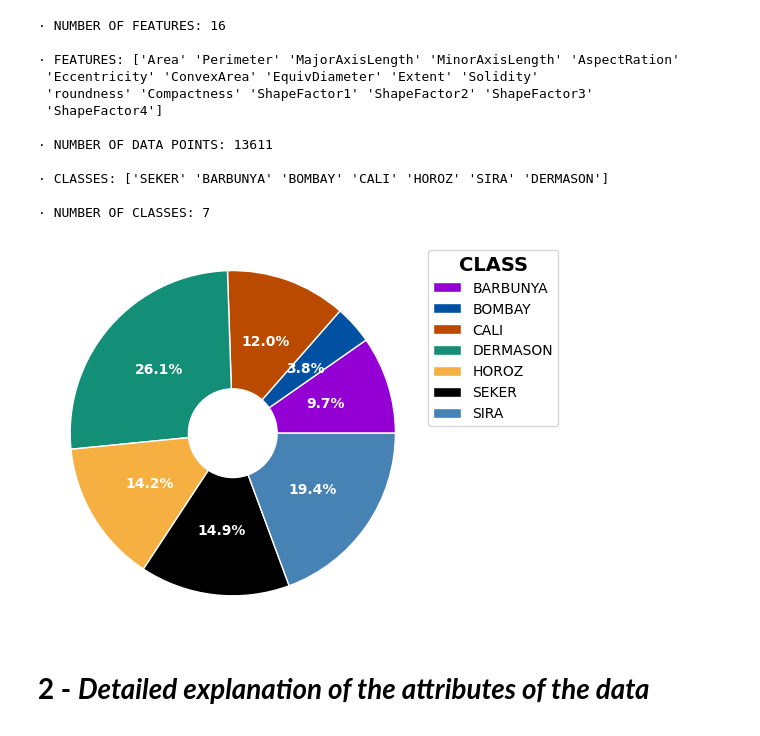
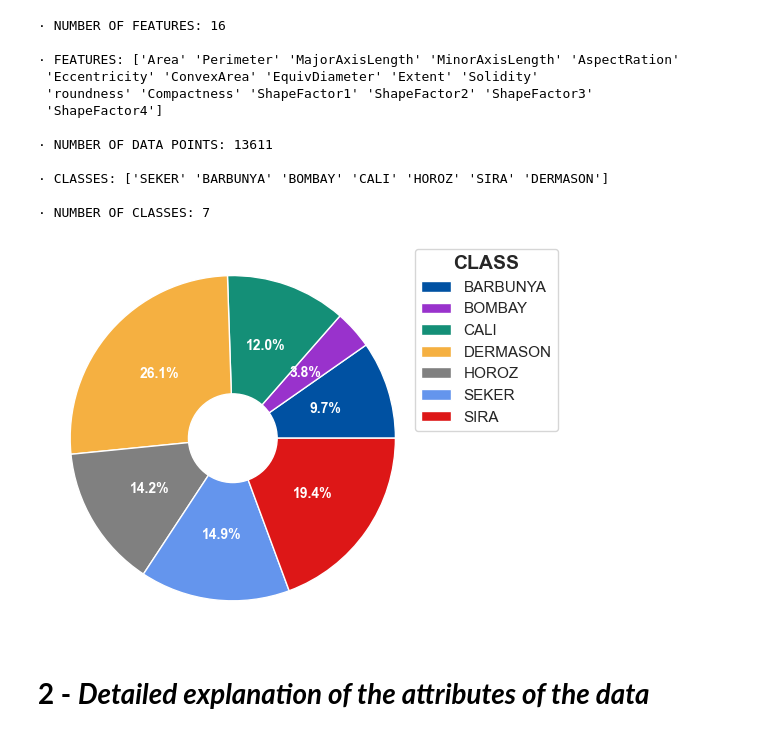
Before and after one commit to Karl-Liu-ch/Introduction-to-Machine-Learnning-and-Data-Mining, a Jupyter notebook: Project1.ipynb, the cells around one changed output. Drawn from its saved outputs; the diff is of its cells as text; code cells hidden in the pictures.

```diff
--- a/Project1.ipynb
+++ b/Project1.ipynb
@@ -19,3 +19,6 @@ color = {"granate":"#BA4A00",
          "verde":"#148F77",
          "blue":"#0051A2",
          "red": "#DD1717"}
+color_palette = [color["blue"], 'darkorchid', color['verde'], color['amarillo'],'gray', 'cornflowerblue', color['red']]
+
+sb.set_style('white')
@@ -143,12 +147,12 @@ print('\n· NUMBER OF CLASSES:', len(y.unique()))
 # %%
 size = np.unique(y, return_counts=True)[1].tolist()
 names = np.unique(y, return_counts=True)[0].tolist()
-d = Donutplot(sizes = size ,colors = ('darkviolet', color["blue"], color['granate'], color['verde'], color['amarillo'],'black', 'steelblue'),
+d = Donutplot(sizes = size ,colors = (color_palette),
 circle_ratio = 0.3)
 d.plot()
 plt.legend(names ,loc = 'lower right',title = 'CLASS',bbox_to_anchor=(1.4, 0.5), title_fontproperties={'weight':'bold', 'size':14});
 # %% [output]
-[figure, old version]
+[figure, new version]
 # %% [markdown]
 #  **2 - *Detailed explanation of the attributes of the data***
 # %%
```
Also changed, not shown: parts of 6 cells of this notebook, 1 other file.
